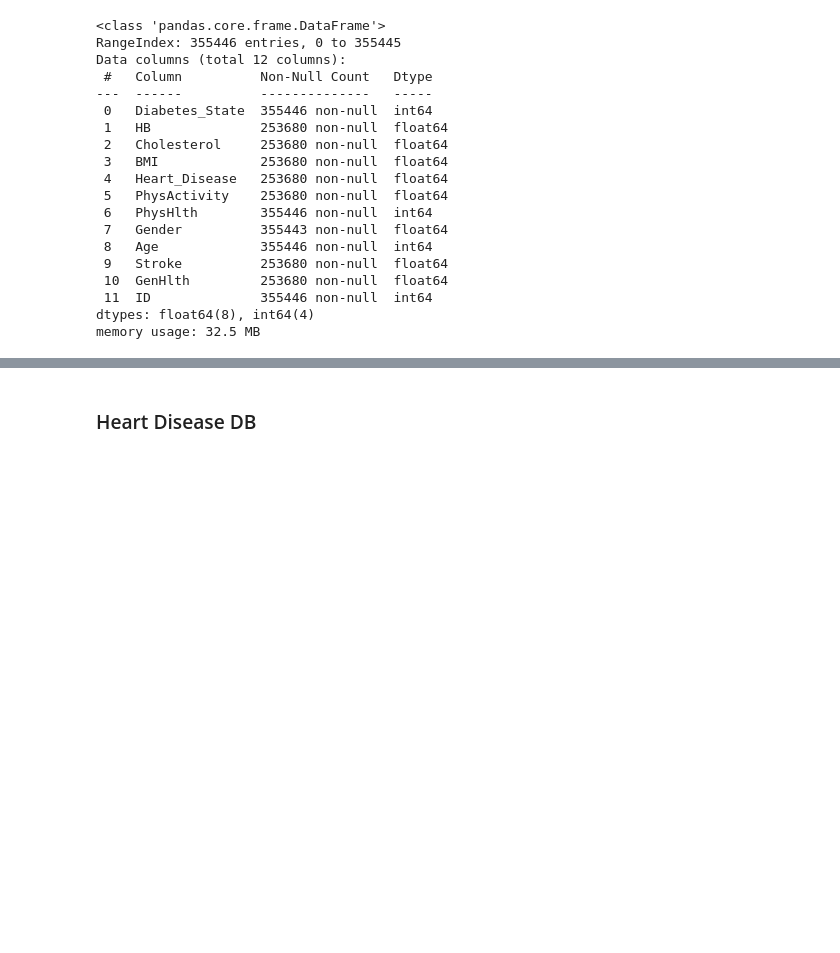
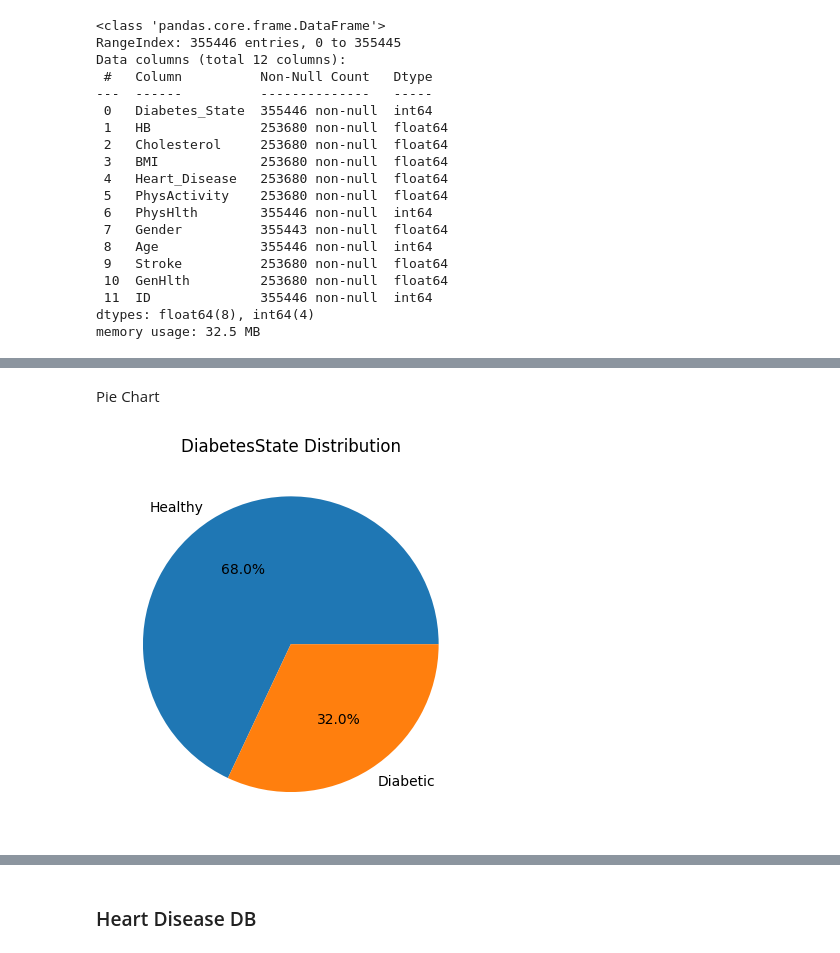
Before and after one commit to SiefShama/Healthcare-Predictive-Analytics-Project, a Jupyter notebook: Healthcare_Predictive_Analytics_Project.ipynb, the cells around one changed output, grey strips where cells are left out. Saved outputs shown, nothing was run; the diff lists cells and outputs as text; code cells hidden in the pictures; blank space fills up the shorter version.

```diff
--- a/Healthcare_Predictive_Analytics_Project.ipynb
+++ b/Healthcare_Predictive_Analytics_Project.ipynb
@@ -987,0 +1162,10 @@ Drive already mounted at /content/drive; to attempt to forcibly remount, call dr
+# %% [markdown]
+Pie Chart
+# %%
+df= Diabetic_DB['Diabetes_State'].value_counts()
+Labels = ['Healthy','Diabetic']
+plt.pie(df.values, labels = Labels, autopct='%1.1f%%')
+plt.title("DiabetesState Distribution")
+plt.show()
+# %% [output]
+[figure, added]
```
Also changed, not shown: parts of 227 cells of this notebook.
